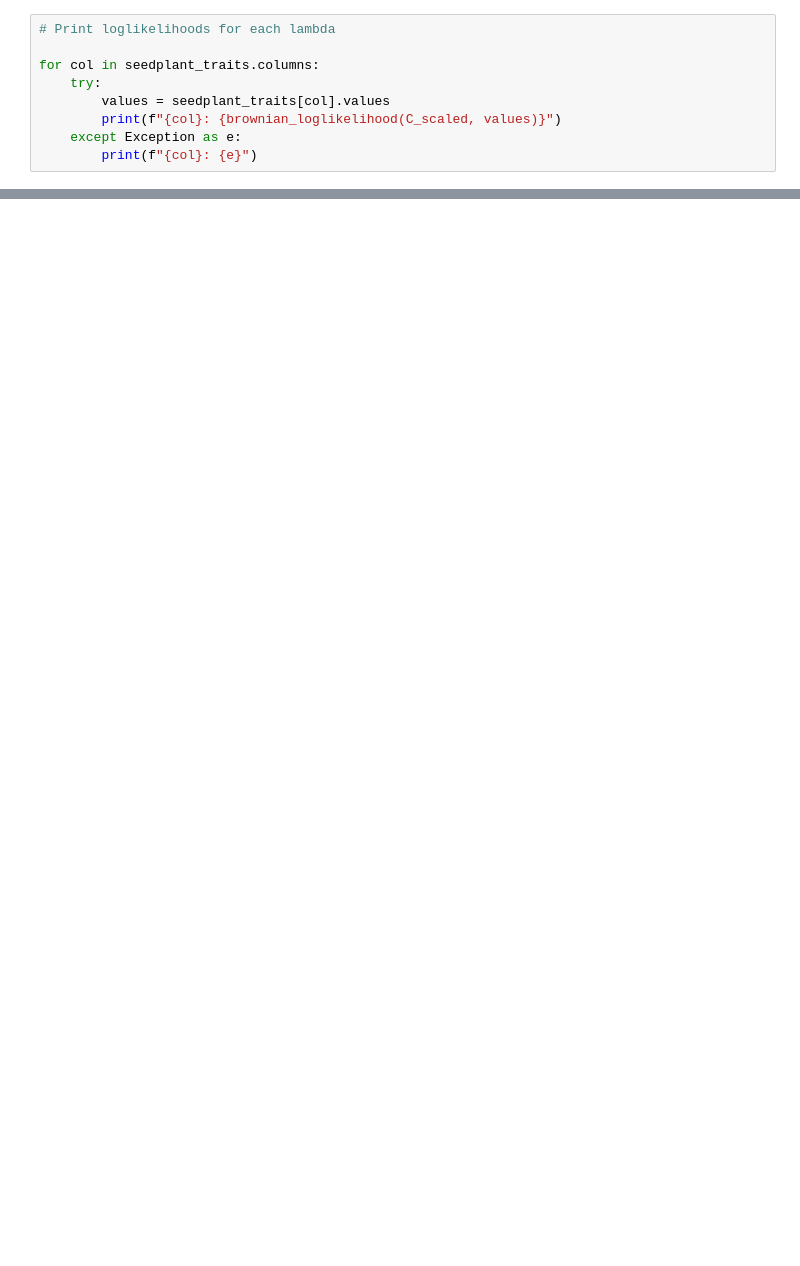
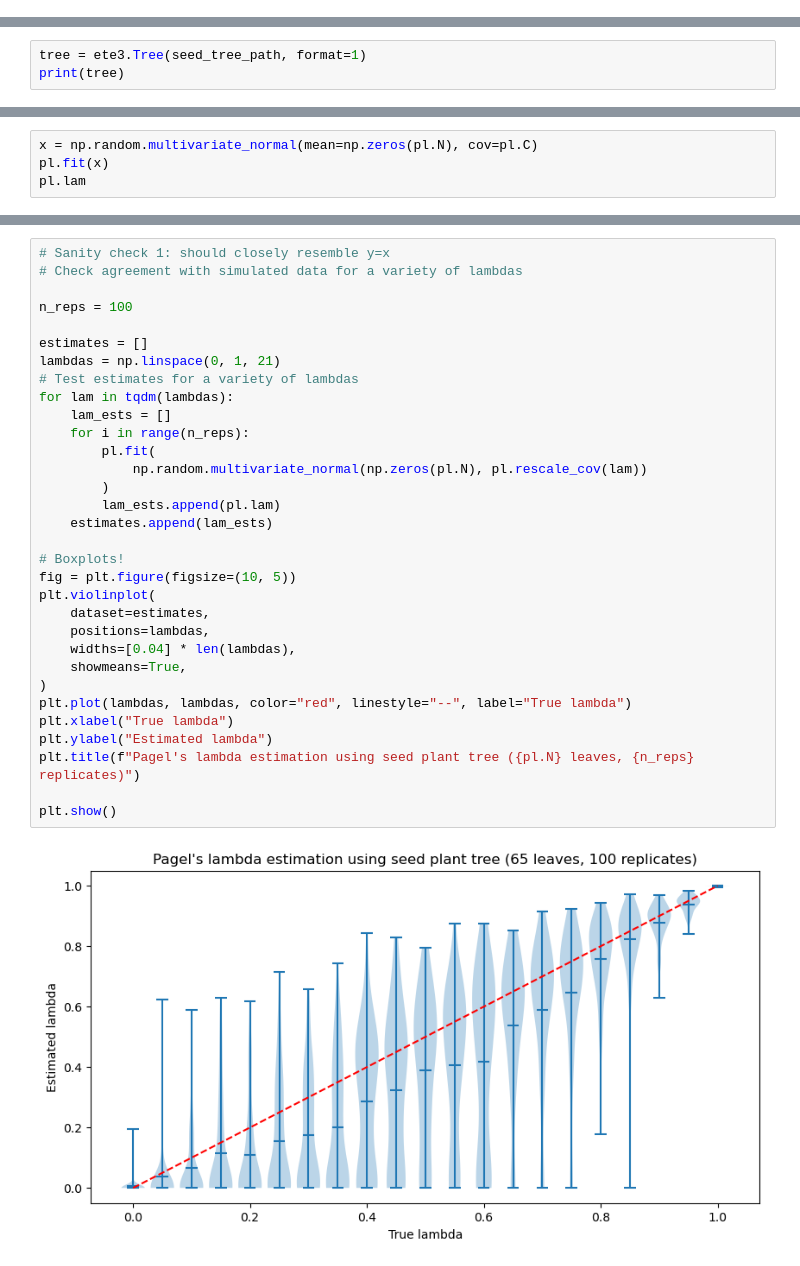
Before and after one commit to pchlenski/phylosig, a Jupyter notebook: 02_pagels_lambda.ipynb, the cells around one changed output, grey strips where cells are left out. Saved outputs shown, nothing was run; the diff lists cells and outputs as text; blank space fills up the shorter version.

```diff
--- a/02_pagels_lambda.ipynb
+++ b/02_pagels_lambda.ipynb
@@ -142,9 +12,0 @@ array([[1.        , 0.84356261, 0.84356261, ..., 0.7398491 , 0.7398491 ,
-# %%
-# Print loglikelihoods for each lambda
-
-for col in seedplant_traits.columns:
-    try:
-        values = seedplant_traits[col].values
-        print(f"{col}: {brownian_loglikelihood(C_scaled, values)}")
-    except Exception as e:
-        print(f"{col}: {e}")
@@ -152,0 +13,3 @@ NameError: name 'seedplant_traits' is not defined
+# %%
+tree = ete3.Tree(seed_tree_path, format=1)
+print(tree)
@@ -152,0 +167,4 @@ NameError: name 'seedplant_traits' is not defined
+# %%
+x = np.random.multivariate_normal(mean=np.zeros(pl.N), cov=pl.C)
+pl.fit(x)
+pl.lam
@@ -152,0 +173,34 @@ NameError: name 'seedplant_traits' is not defined
+# %%
+# Sanity check 1: should closely resemble y=x
+# Check agreement with simulated data for a variety of lambdas
+
+n_reps = 100
+
+estimates = []
+lambdas = np.linspace(0, 1, 21)
+# Test estimates for a variety of lambdas
+for lam in tqdm(lambdas):
+    lam_ests = []
+    for i in range(n_reps):
+        pl.fit(
+            np.random.multivariate_normal(np.zeros(pl.N), pl.rescale_cov(lam))
+        )
+        lam_ests.append(pl.lam)
+    estimates.append(lam_ests)
+
+# Boxplots!
+fig = plt.figure(figsize=(10, 5))
+plt.violinplot(
+    dataset=estimates,
+    positions=lambdas,
+    widths=[0.04] * len(lambdas),
+    showmeans=True,
+)
+plt.plot(lambdas, lambdas, color="red", linestyle="--", label="True lambda")
+plt.xlabel("True lambda")
+plt.ylabel("Estimated lambda")
+plt.title(f"Pagel's lambda estimation using seed plant tree ({pl.N} leaves, {n_reps} replicates)")
+
+plt.show()
+# %% [output]
+[figure, added]
```
Also changed, not shown: parts of 15 cells of this notebook, 1 other file.
